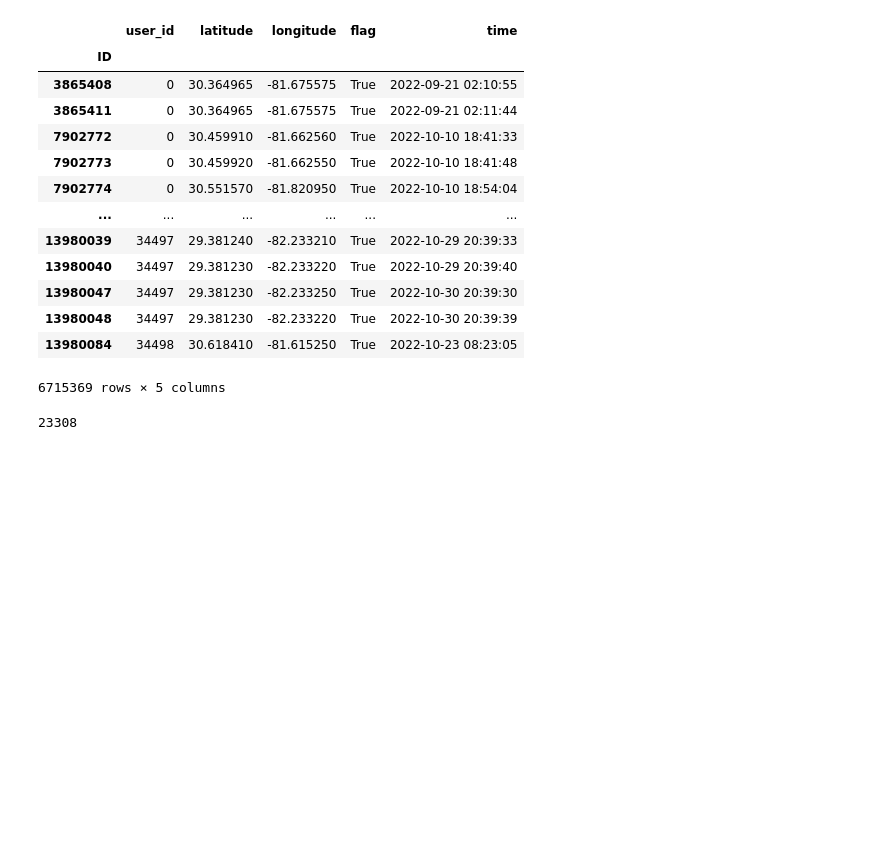
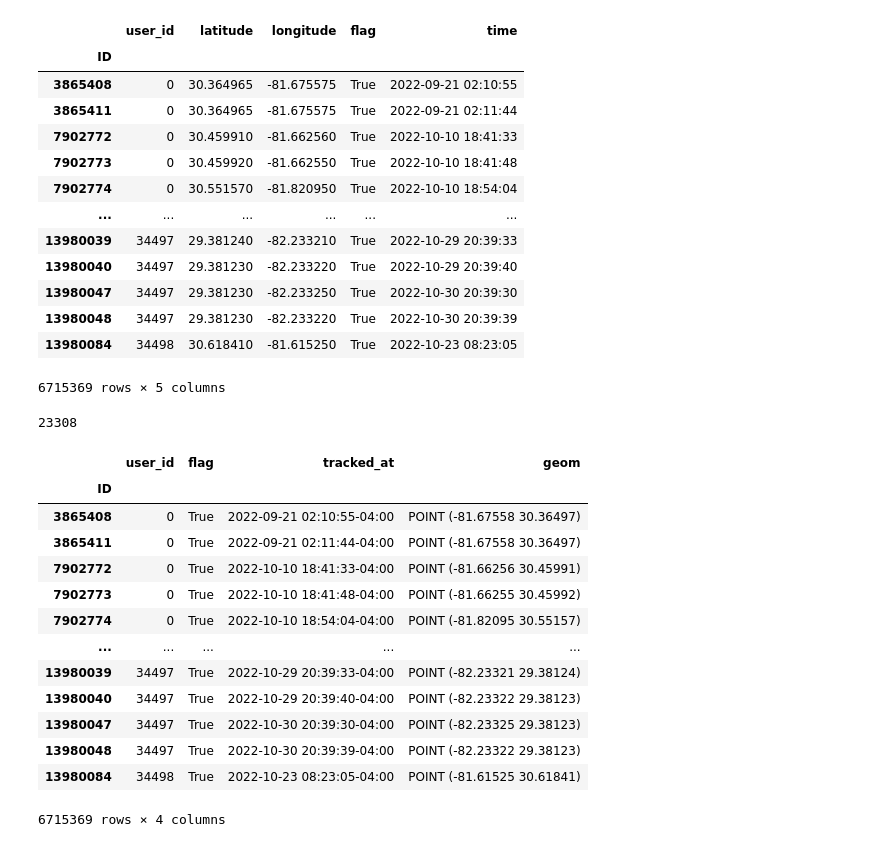
Before and after one commit to superoctober1213/GPS-Data-Travel-Survey, a Jupyter notebook: Data_processing.ipynb, the cells around one changed output. Cells and saved outputs as stored; diff of their text form; code cells hidden in the pictures; blank space fills up the shorter version.

```diff
--- a/Data_processing.ipynb
+++ b/Data_processing.ipynb
@@ -155,3 +155,31 @@ print(len(sorted_data['user_id'].unique()))
 23308
 # %%
 sorted_data.to_csv('data.csv')
+# %%
+import os
+os.environ['USE_PYGEOS'] = '0'
+import geopandas
+import trackintel as ti
+
+# read pfs from csv file
+pfs = ti.io.file.read_positionfixes_csv('data.csv',
+                                        columns={'user_id':'user_id', 'latitude':'latitude', 'longitude':'longitude', 'time':'tracked_at'},
+                                        tz= 'America/New_York',
+                                        crs ='EPSG:4326',
+                                        index_col = 'ID')
+pfs
+# %% [output]
+|  | user_id | flag | tracked_at | geom |
+| ID |  |  |  |  |
+| 3865408 | 0 | True | 2022-09-21 02:10:55-04:00 | POINT (-81.67558 30.36497) |
+| 3865411 | 0 | True | 2022-09-21 02:11:44-04:00 | POINT (-81.67558 30.36497) |
+| 7902772 | 0 | True | 2022-10-10 18:41:33-04:00 | POINT (-81.66256 30.45991) |
+| 7902773 | 0 | True | 2022-10-10 18:41:48-04:00 | POINT (-81.66255 30.45992) |
+| 7902774 | 0 | True | 2022-10-10 18:54:04-04:00 | POINT (-81.82095 30.55157) |
+| ... | ... | ... | ... | ... |
+| 13980039 | 34497 | True | 2022-10-29 20:39:33-04:00 | POINT (-82.23321 29.38124) |
+| 13980040 | 34497 | True | 2022-10-29 20:39:40-04:00 | POINT (-82.23322 29.38123) |
+| 13980047 | 34497 | True | 2022-10-30 20:39:30-04:00 | POINT (-82.23325 29.38123) |
+| 13980048 | 34497 | True | 2022-10-30 20:39:39-04:00 | POINT (-82.23322 29.38123) |
+| 13980084 | 34498 | True | 2022-10-23 08:23:05-04:00 | POINT (-81.61525 30.61841) |
+6715369 rows × 4 columns
```
Also changed, not shown: parts of 1 cell of this notebook, 3 other files.
